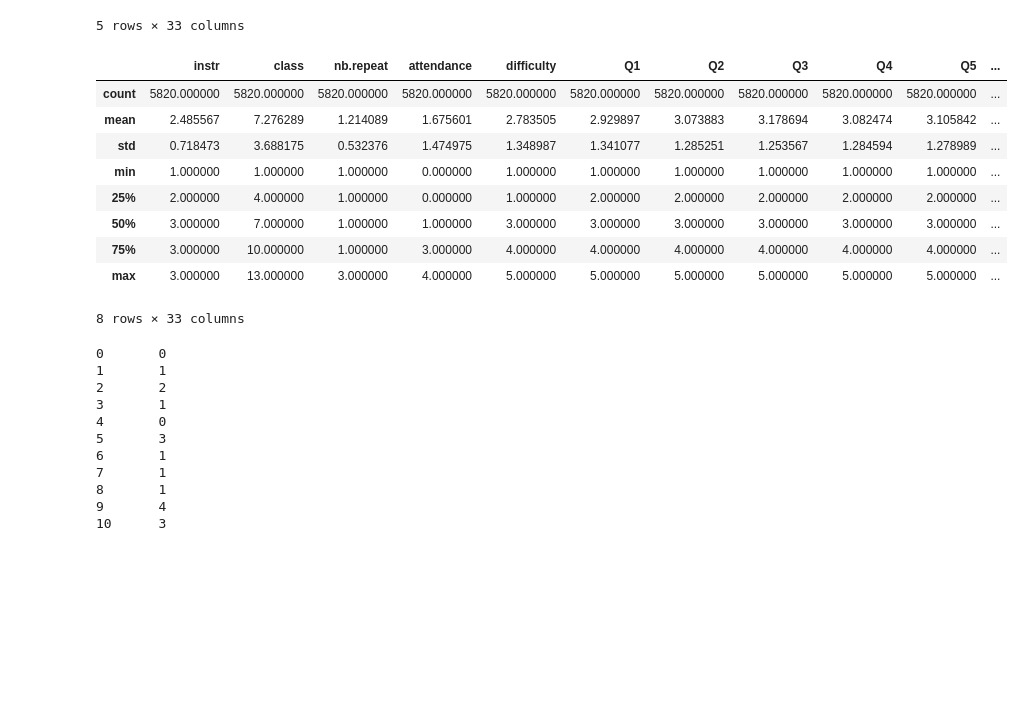
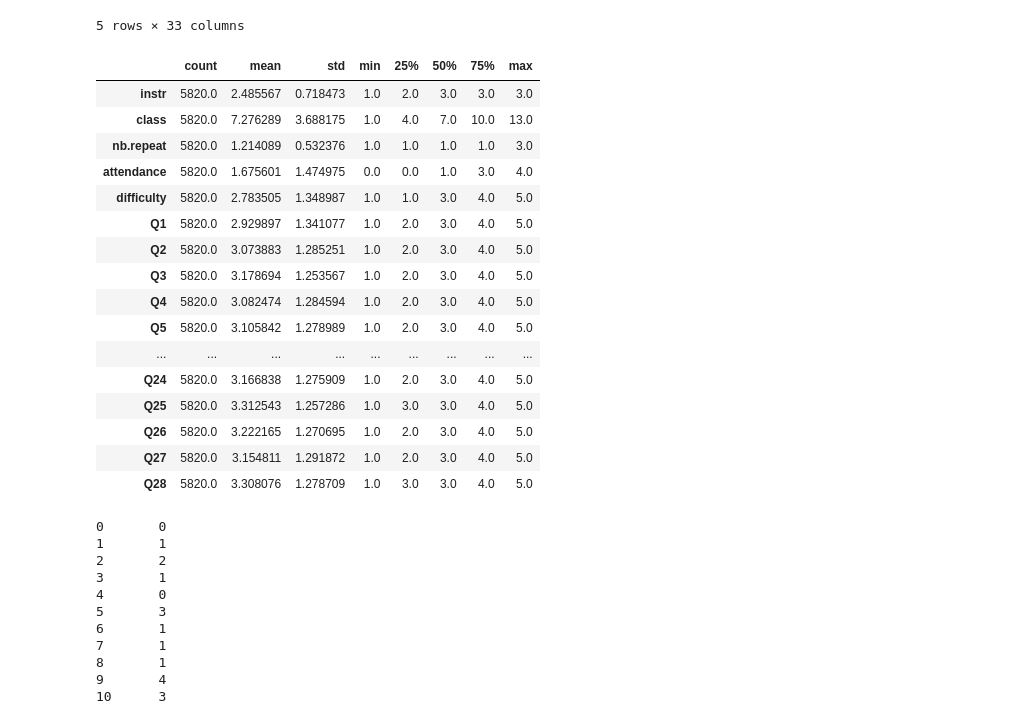
Before and after one commit to lukaszszy/data-mining, a Jupyter notebook: Projekt.ipynb, the cells around one changed output. Drawn from its saved outputs; the diff is of its cells as text; code cells hidden in the pictures; blank space fills up the shorter version.

```diff
--- a/Projekt.ipynb
+++ b/Projekt.ipynb
@@ -39,18 +39,25 @@ r.tail()
 | 5819 | 3 | 13 | 1 | 1 | 2 | 1 | 1 | 1 | 1 | 1 | ... |
 5 rows × 33 columns
 # %%
-r.describe()
+r.describe().T
 # %% [output]
-|  | instr | class | nb.repeat | attendance | difficulty | Q1 | Q2 | Q3 | Q4 | Q5 | ... |
-| count | 5820.000000 | 5820.000000 | 5820.000000 | 5820.000000 | 5820.000000 | 5820.000000 | 5820.000000 | 5820.000000 | 5820.000000 | 5820.000000 | ... |
-| mean | 2.485567 | 7.276289 | 1.214089 | 1.675601 | 2.783505 | 2.929897 | 3.073883 | 3.178694 | 3.082474 | 3.105842 | ... |
-| std | 0.718473 | 3.688175 | 0.532376 | 1.474975 | 1.348987 | 1.341077 | 1.285251 | 1.253567 | 1.284594 | 1.278989 | ... |
-| min | 1.000000 | 1.000000 | 1.000000 | 0.000000 | 1.000000 | 1.000000 | 1.000000 | 1.000000 | 1.000000 | 1.000000 | ... |
-| 25% | 2.000000 | 4.000000 | 1.000000 | 0.000000 | 1.000000 | 2.000000 | 2.000000 | 2.000000 | 2.000000 | 2.000000 | ... |
-| 50% | 3.000000 | 7.000000 | 1.000000 | 1.000000 | 3.000000 | 3.000000 | 3.000000 | 3.000000 | 3.000000 | 3.000000 | ... |
-| 75% | 3.000000 | 10.000000 | 1.000000 | 3.000000 | 4.000000 | 4.000000 | 4.000000 | 4.000000 | 4.000000 | 4.000000 | ... |
-| max | 3.000000 | 13.000000 | 3.000000 | 4.000000 | 5.000000 | 5.000000 | 5.000000 | 5.000000 | 5.000000 | 5.000000 | ... |
+|  | count | mean | std | min | 25% | 50% | 75% | max |
+| instr | 5820.0 | 2.485567 | 0.718473 | 1.0 | 2.0 | 3.0 | 3.0 | 3.0 |
+| class | 5820.0 | 7.276289 | 3.688175 | 1.0 | 4.0 | 7.0 | 10.0 | 13.0 |
+| nb.repeat | 5820.0 | 1.214089 | 0.532376 | 1.0 | 1.0 | 1.0 | 1.0 | 3.0 |
+| attendance | 5820.0 | 1.675601 | 1.474975 | 0.0 | 0.0 | 1.0 | 3.0 | 4.0 |
+| difficulty | 5820.0 | 2.783505 | 1.348987 | 1.0 | 1.0 | 3.0 | 4.0 | 5.0 |
+| Q1 | 5820.0 | 2.929897 | 1.341077 | 1.0 | 2.0 | 3.0 | 4.0 | 5.0 |
+| Q2 | 5820.0 | 3.073883 | 1.285251 | 1.0 | 2.0 | 3.0 | 4.0 | 5.0 |
+| Q3 | 5820.0 | 3.178694 | 1.253567 | 1.0 | 2.0 | 3.0 | 4.0 | 5.0 |
+| Q4 | 5820.0 | 3.082474 | 1.284594 | 1.0 | 2.0 | 3.0 | 4.0 | 5.0 |
+| Q5 | 5820.0 | 3.105842 | 1.278989 | 1.0 | 2.0 | 3.0 | 4.0 | 5.0 |
+| ... | ... | ... | ... | ... | ... | ... | ... | ... |
+| Q24 | 5820.0 | 3.166838 | 1.275909 | 1.0 | 2.0 | 3.0 | 4.0 | 5.0 |
+| Q25 | 5820.0 | 3.312543 | 1.257286 | 1.0 | 3.0 | 3.0 | 4.0 | 5.0 |
+| Q26 | 5820.0 | 3.222165 | 1.270695 | 1.0 | 2.0 | 3.0 | 4.0 | 5.0 |
+| Q27 | 5820.0 | 3.154811 | 1.291872 | 1.0 | 2.0 | 3.0 | 4.0 | 5.0 |
+| Q28 | 5820.0 | 3.308076 | 1.278709 | 1.0 | 3.0 | 3.0 | 4.0 | 5.0 |
-8 rows × 33 columns
 # %%
 r['attendance']
 # %% [output]
```
Also changed, not shown: parts of 15 cells of this notebook.
